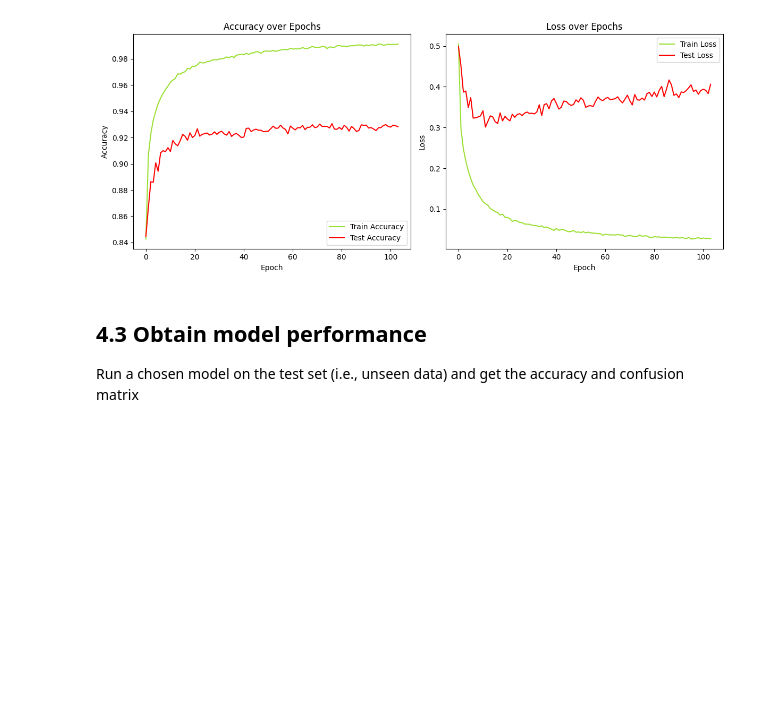
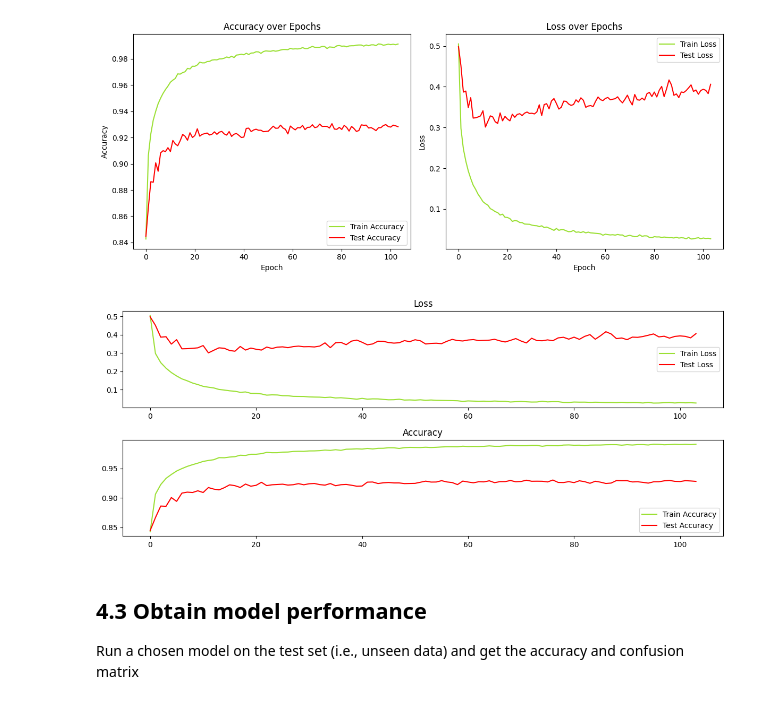
Before and after one commit to JAntunes-12/KMNIST-Classification, a Jupyter notebook: mlp_finalProject.ipynb, the cells around one changed output. Saved outputs shown, nothing was run; the diff lists cells and outputs as text; code cells hidden in the pictures; blank space fills up the shorter version.

```diff
--- a/mlp_finalProject.ipynb
+++ b/mlp_finalProject.ipynb
@@ -1001,6 +1005,10 @@ Epoch 104: early stopping
 Restoring model weights from the end of the best epoch: 94.
 Total final train time for MLP 3H: 14.20 minutes
 [figure]
+# %%
+plot_finalTraining_results(history_MLP_3H)
+# %% [output]
+[figure, added]
 # %%
 # Save the model after the final training
 tf.keras.models.save_model(best_MLP_3H, 'finalModel_MLP_3H.keras')
```
Also changed, not shown: parts of 2 cells of this notebook, 2 other files.
